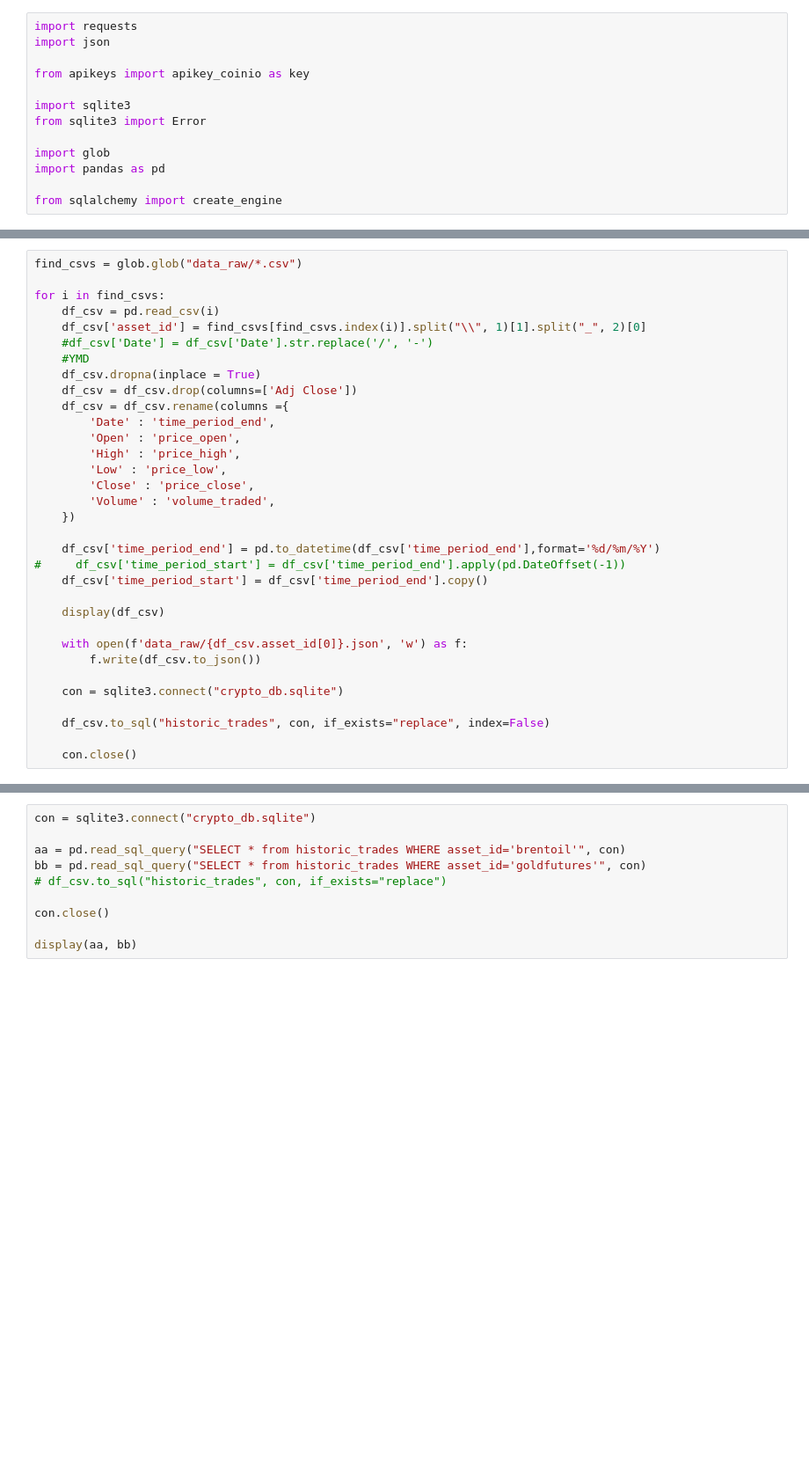
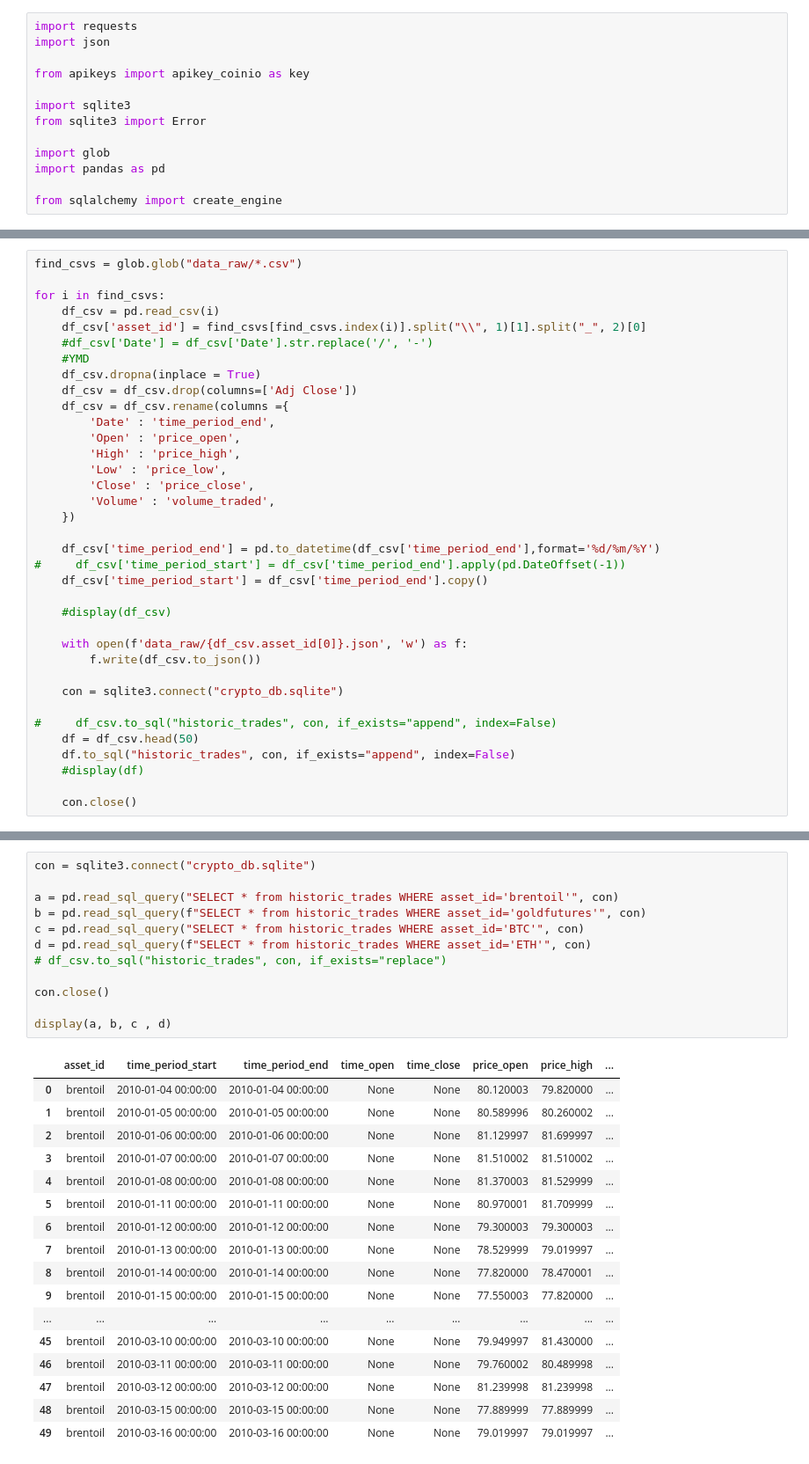
Before and after one commit to JB-DA/Cryptocurrency_Price_Prediction, a Jupyter notebook: main.ipynb, the cells around one changed output, grey strips where cells are left out. Shown: that part at 88% size. Drawn from its saved outputs; the diff is of its cells as text; blank space fills up the shorter version.

```diff
--- a/main.ipynb
+++ b/main.ipynb
@@ -198,13 +199,16 @@ for i in find_csvs:
 #     df_csv['time_period_start'] = df_csv['time_period_end'].apply(pd.DateOffset(-1))
     df_csv['time_period_start'] = df_csv['time_period_end'].copy()
 
-    display(df_csv)
+    #display(df_csv)
 
     with open(f'data_raw/{df_csv.asset_id[0]}.json', 'w') as f:
         f.write(df_csv.to_json())
 
     con = sqlite3.connect("crypto_db.sqlite")
 
-    df_csv.to_sql("historic_trades", con, if_exists="replace", index=False)
+#     df_csv.to_sql("historic_trades", con, if_exists="append", index=False)
+    df = df_csv.head(50)
+    df.to_sql("historic_trades", con, if_exists="append", index=False)
+    #display(df)
 
     con.close()
@@ -213,10 +235,30 @@ df_csv.info()
 # %%
 con = sqlite3.connect("crypto_db.sqlite")
 
-aa = pd.read_sql_query("SELECT * from historic_trades WHERE asset_id='brentoil'", con)
-bb = pd.read_sql_query("SELECT * from historic_trades WHERE asset_id='goldfutures'", con)
+a = pd.read_sql_query("SELECT * from historic_trades WHERE asset_id='brentoil'", con)
+b = pd.read_sql_query(f"SELECT * from historic_trades WHERE asset_id='goldfutures'", con)
+c = pd.read_sql_query("SELECT * from historic_trades WHERE asset_id='BTC'", con)
+d = pd.read_sql_query(f"SELECT * from historic_trades WHERE asset_id='ETH'", con)
 # df_csv.to_sql("historic_trades", con, if_exists="replace")
 
 con.close()
 
-display(aa, bb)
+display(a, b, c , d)
+# %% [output]
+|  | asset_id | time_period_start | time_period_end | time_open | time_close | price_open | price_high | ... |
+| 0 | brentoil | 2010-01-04 00:00:00 | 2010-01-04 00:00:00 | None | None | 80.120003 | 79.820000 | ... |
+| 1 | brentoil | 2010-01-05 00:00:00 | 2010-01-05 00:00:00 | None | None | 80.589996 | 80.260002 | ... |
+| 2 | brentoil | 2010-01-06 00:00:00 | 2010-01-06 00:00:00 | None | None | 81.129997 | 81.699997 | ... |
+| 3 | brentoil | 2010-01-07 00:00:00 | 2010-01-07 00:00:00 | None | None | 81.510002 | 81.510002 | ... |
+| 4 | brentoil | 2010-01-08 00:00:00 | 2010-01-08 00:00:00 | None | None | 81.370003 | 81.529999 | ... |
+| 5 | brentoil | 2010-01-11 00:00:00 | 2010-01-11 00:00:00 | None | None | 80.970001 | 81.709999 | ... |
+| 6 | brentoil | 2010-01-12 00:00:00 | 2010-01-12 00:00:00 | None | None | 79.300003 | 79.300003 | ... |
+| 7 | brentoil | 2010-01-13 00:00:00 | 2010-01-13 00:00:00 | None | None | 78.529999 | 79.019997 | ... |
+| 8 | brentoil | 2010-01-14 00:00:00 | 2010-01-14 00:00:00 | None | None | 77.820000 | 78.470001 | ... |
+| 9 | brentoil | 2010-01-15 00:00:00 | 2010-01-15 00:00:00 | None | None | 77.550003 | 77.820000 | ... |
+| ... | ... | ... | ... | ... | ... | ... | ... | ... |
+| 45 | brentoil | 2010-03-10 00:00:00 | 2010-03-10 00:00:00 | None | None | 79.949997 | 81.430000 | ... |
+| 46 | brentoil | 2010-03-11 00:00:00 | 2010-03-11 00:00:00 | None | None | 79.760002 | 80.489998 | ... |
+| 47 | brentoil | 2010-03-12 00:00:00 | 2010-03-12 00:00:00 | None | None | 81.239998 | 81.239998 | ... |
+| 48 | brentoil | 2010-03-15 00:00:00 | 2010-03-15 00:00:00 | None | None | 77.889999 | 77.889999 | ... |
+| 49 | brentoil | 2010-03-16 00:00:00 | 2010-03-16 00:00:00 | None | None | 79.019997 | 79.019997 | ... |
```
Also changed, not shown: parts of 5 cells of this notebook, 3 other files.
